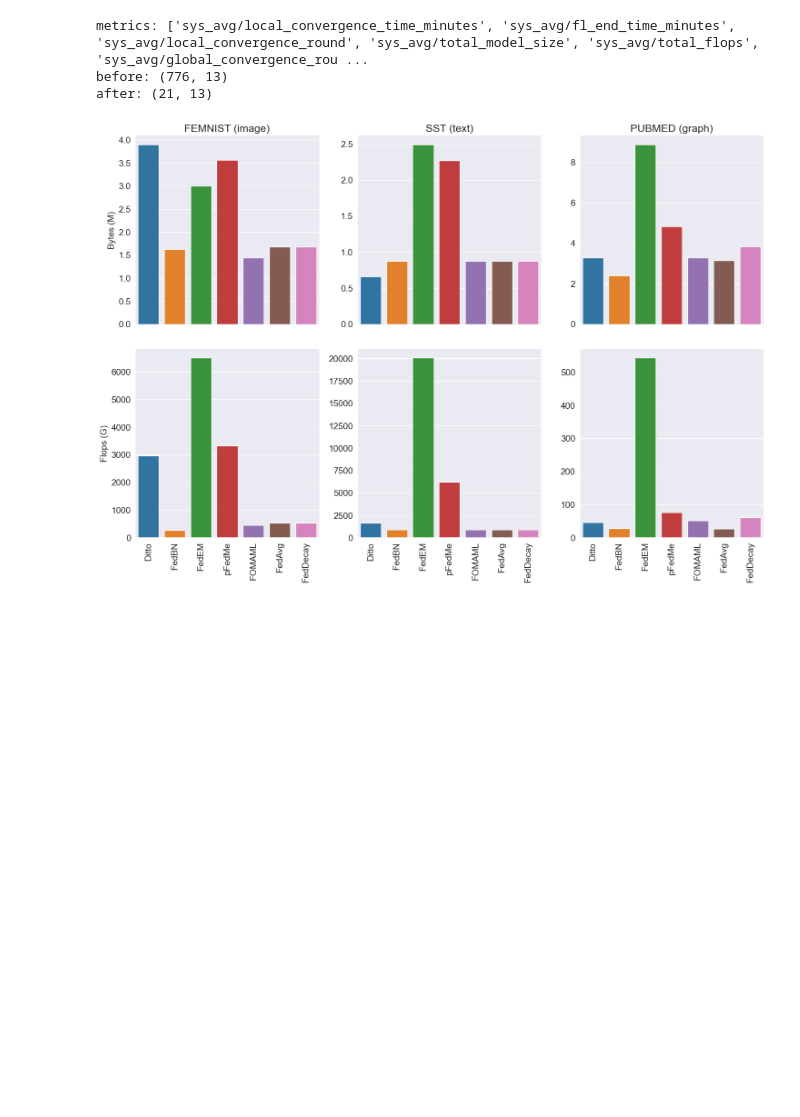
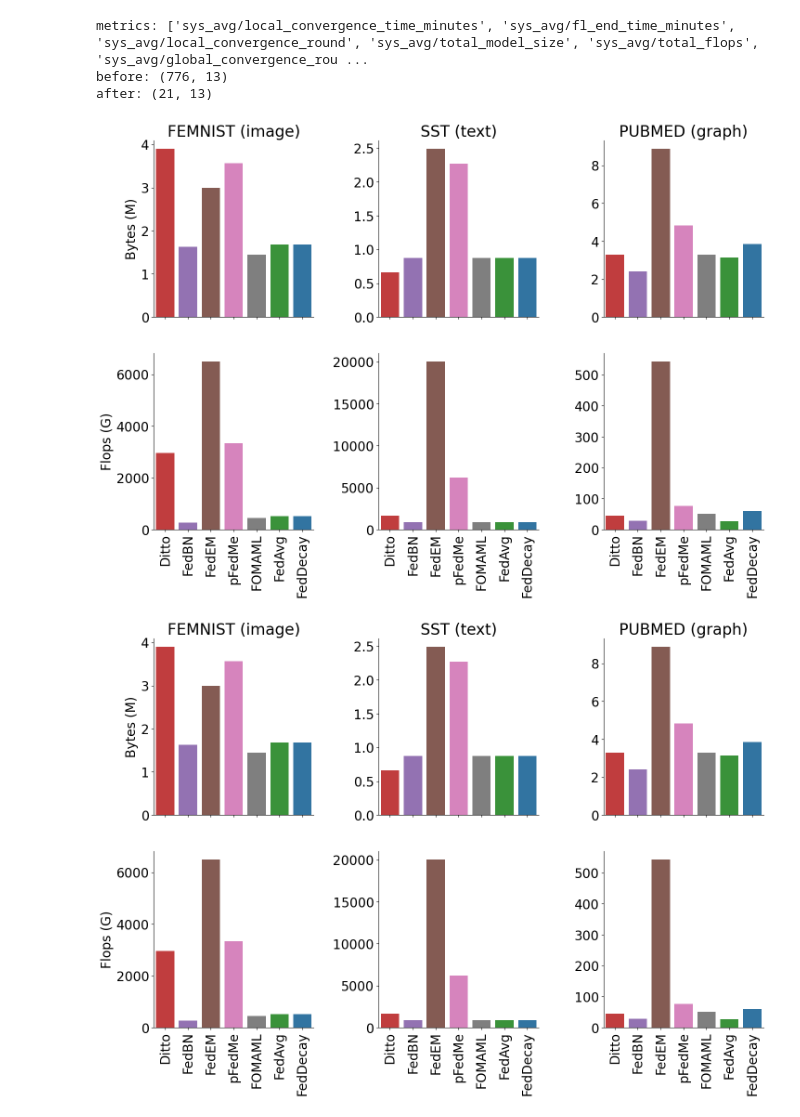
Before and after one commit to JoeLavond/FedDecay, a Jupyter notebook: custom/03_summarize_run_costs.ipynb, the cells around one changed output. Saved outputs shown, nothing was run; the diff lists cells and outputs as text; code cells hidden in the pictures; blank space fills up the shorter version.

Commit message:
change figure base text size and color palatte

```diff
--- a/custom/03_summarize_run_costs.ipynb
+++ b/custom/03_summarize_run_costs.ipynb
@@ -223,8 +223,9 @@ if write_output:
     df_to_latex(avg_runs, id_columns, 'method_costs--ft_' + ('yes' if with_ft else 'no'))
 # %%
 import matplotlib.pyplot as plt
-plt.rcParams.update({'font.size': 14})
 import seaborn as sns
+sns.reset_defaults()
+plt.rcParams.update({'font.size': 20})
 
 temp = avg_runs.drop(
     ['total_bytes_mean', 'total_flops_mean'],
@@ -236,31 +237,47 @@ temp.columns = ['method', 'dataset', 'Round', 'Time', 'Bytes', 'Flops']
 temp = pd.melt(temp, id_vars=['method', 'dataset'], var_name='Cost Metric')
 temp = temp.loc[[x in ['Bytes', 'Flops'] for x in temp['Cost Metric']]]
 
 # x-axis labels
 Methods = ['Ditto', 'FedBN', 'FedEM', 'pFedMe', 'FOMAML', 'FedAvg', 'FedDecay']
+
+# colors
+cp = sns.color_palette()
+cp = cp[:(len(Methods) + 1)]
+cp.remove(cp[1])
+
+cp_fedavg = cp[1]
+cp.remove(cp_fedavg)
+cp.append(cp_fedavg)
+
+cp_feddecay = cp[0]
+cp.remove(cp_feddecay)
+cp.append(cp_feddecay)
+
+sns.set_palette(cp)
 
 # plot
 g = sns.catplot(
     data=temp,
     y='value',
     sharey=False,
     x='method', row='Cost Metric', col='dataset',
     kind='bar',
     facet_kws={'legend_out': True}
 )
 
 # set titles
 Datasets = ['FEMNIST (image)', 'SST (text)', 'PUBMED (graph)']
 for i, Dataset in enumerate(Datasets):
     g.axes[0, i].set_title(Dataset)
     g.axes[1, i].set_title('')
     g.axes[1, i].set_xlabel('')
     g.axes[1, i].set_xticks(ticks=range(len(Methods)), labels=Methods, rotation='vertical')
 
 # y-axis labels
 g.axes[0, 0].set_ylabel('Bytes (M)')
 g.axes[1, 0].set_ylabel('Flops (G)')
 
 plt.savefig('figures/method-costs.png', bbox_inches='tight')
 # %% [output]
-[figure, old version]
+[figure, new version]
+[figure, added]
```
Also changed, not shown: parts of 1 cell of this notebook, 4 other files.
